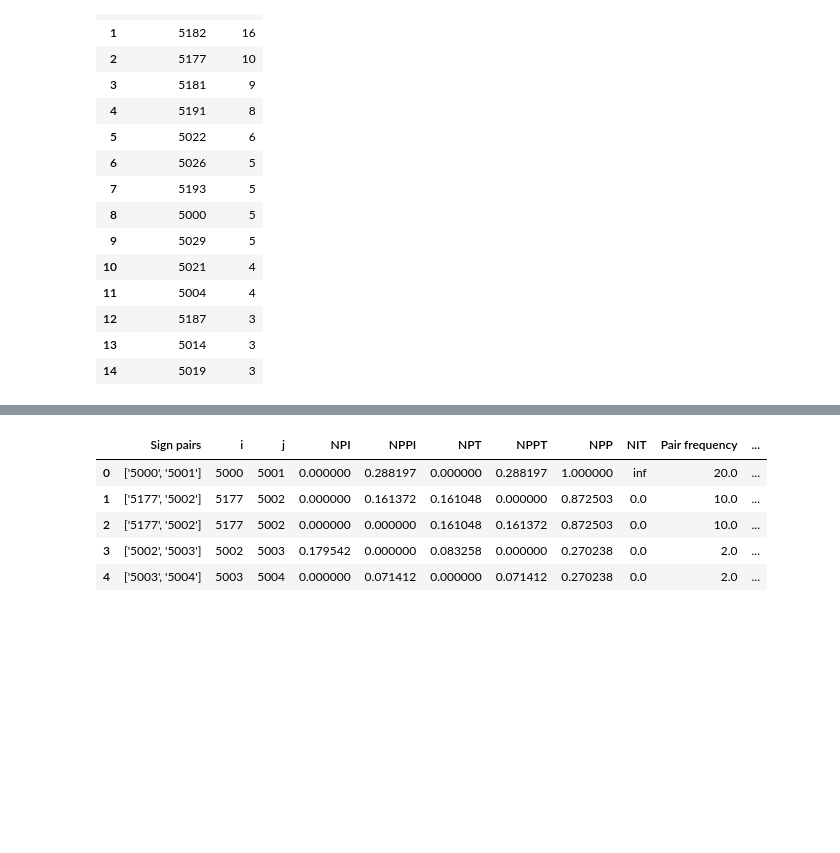
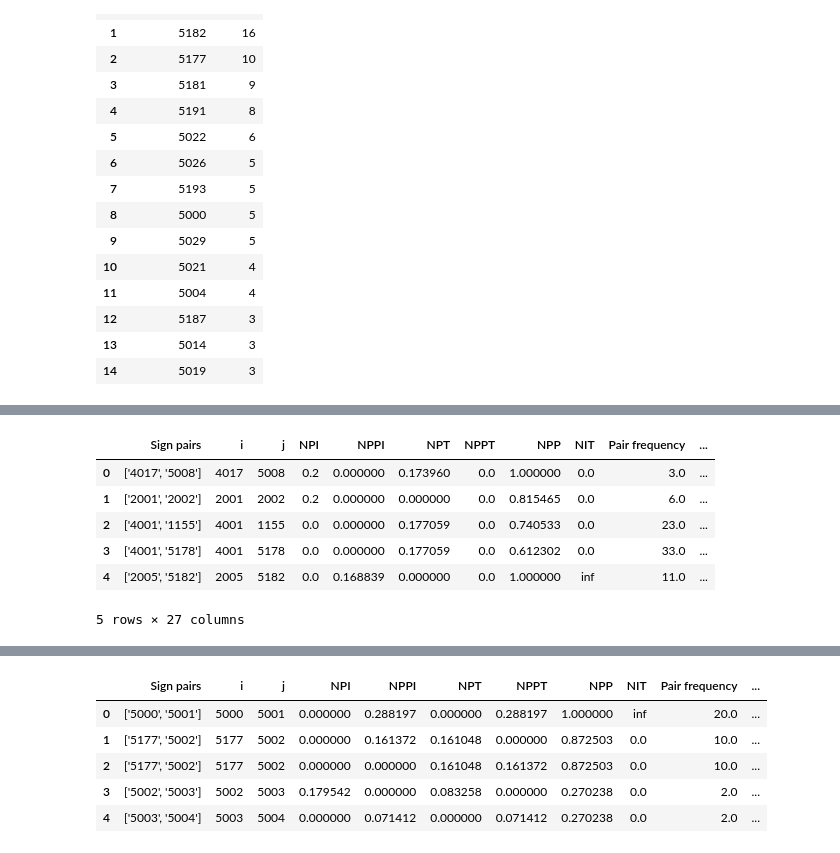
Before and after one commit to Kee2u/Deciphering_the_Indus_Valley_Script, a Jupyter notebook: Statistical_Analysis/Multivariate_Segmentation.ipynb, the cells around one changed output, grey strips where cells are left out. Drawn from its saved outputs; the diff is of its cells as text; code cells hidden in the pictures; blank space fills up the shorter version.

```diff
--- a/Statistical_Analysis/Multivariate_Segmentation.ipynb
+++ b/Statistical_Analysis/Multivariate_Segmentation.ipynb
@@ -697,0 +725,12 @@ everything_except_syllables_first_counts.head(15)
+# %%
+# Adding counts to the filtered dataframe
+everything_except_syllables_first = everything_except_syllables_first.merge(everything_except_syllables_first_counts, on="i", how ="left")
+everything_except_syllables_first.head()
+# %% [output]
+|  | Sign pairs | i | j | NPI | NPPI | NPT | NPPT | NPP | NIT | Pair frequency | ... |
+| 0 | ['4017', '5008'] | 4017 | 5008 | 0.2 | 0.000000 | 0.173960 | 0.0 | 1.000000 | 0.0 | 3.0 | ... |
+| 1 | ['2001', '2002'] | 2001 | 2002 | 0.2 | 0.000000 | 0.000000 | 0.0 | 0.815465 | 0.0 | 6.0 | ... |
+| 2 | ['4001', '1155'] | 4001 | 1155 | 0.0 | 0.000000 | 0.177059 | 0.0 | 0.740533 | 0.0 | 23.0 | ... |
+| 3 | ['4001', '5178'] | 4001 | 5178 | 0.0 | 0.000000 | 0.177059 | 0.0 | 0.612302 | 0.0 | 33.0 | ... |
+| 4 | ['2005', '5182'] | 2005 | 5182 | 0.0 | 0.168839 | 0.000000 | 0.0 | 1.000000 | inf | 11.0 | ... |
+5 rows × 27 columns
```
Also changed, not shown: parts of 7 cells of this notebook.
